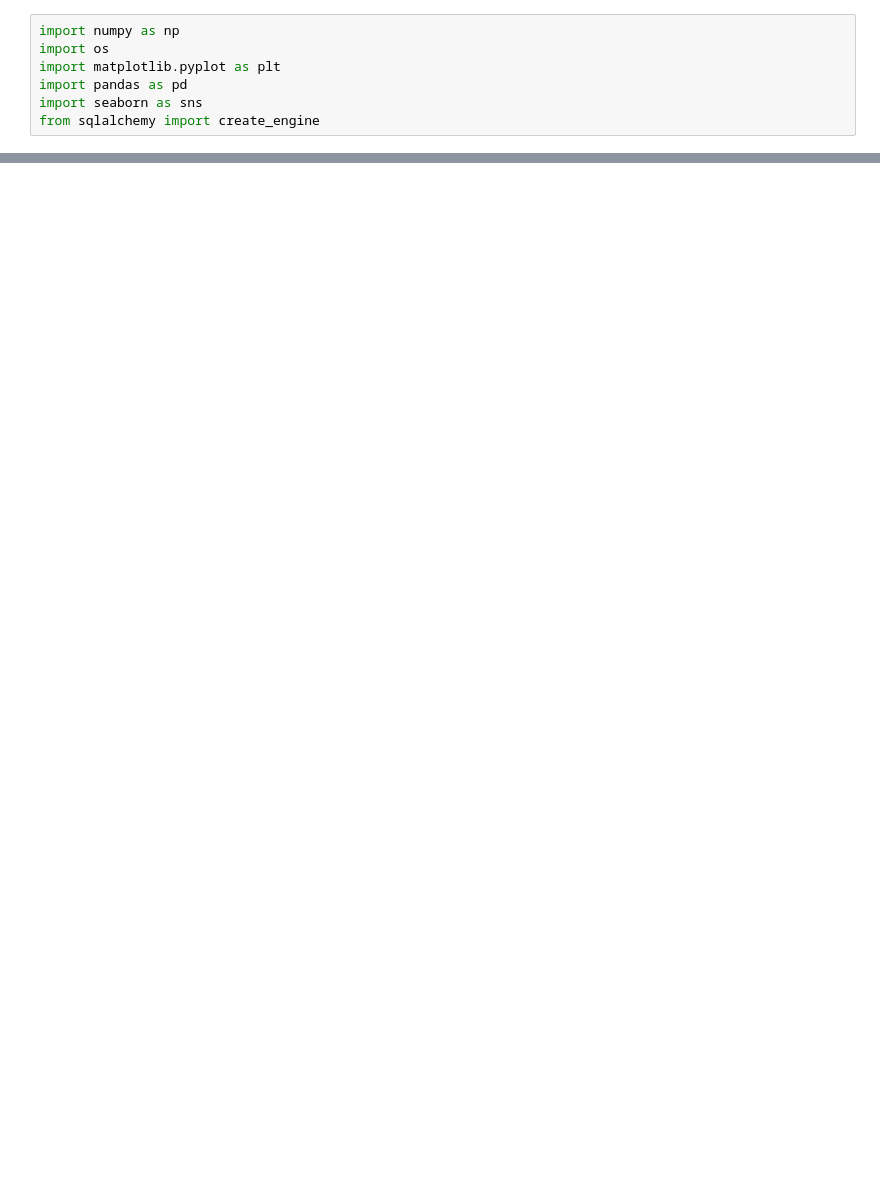
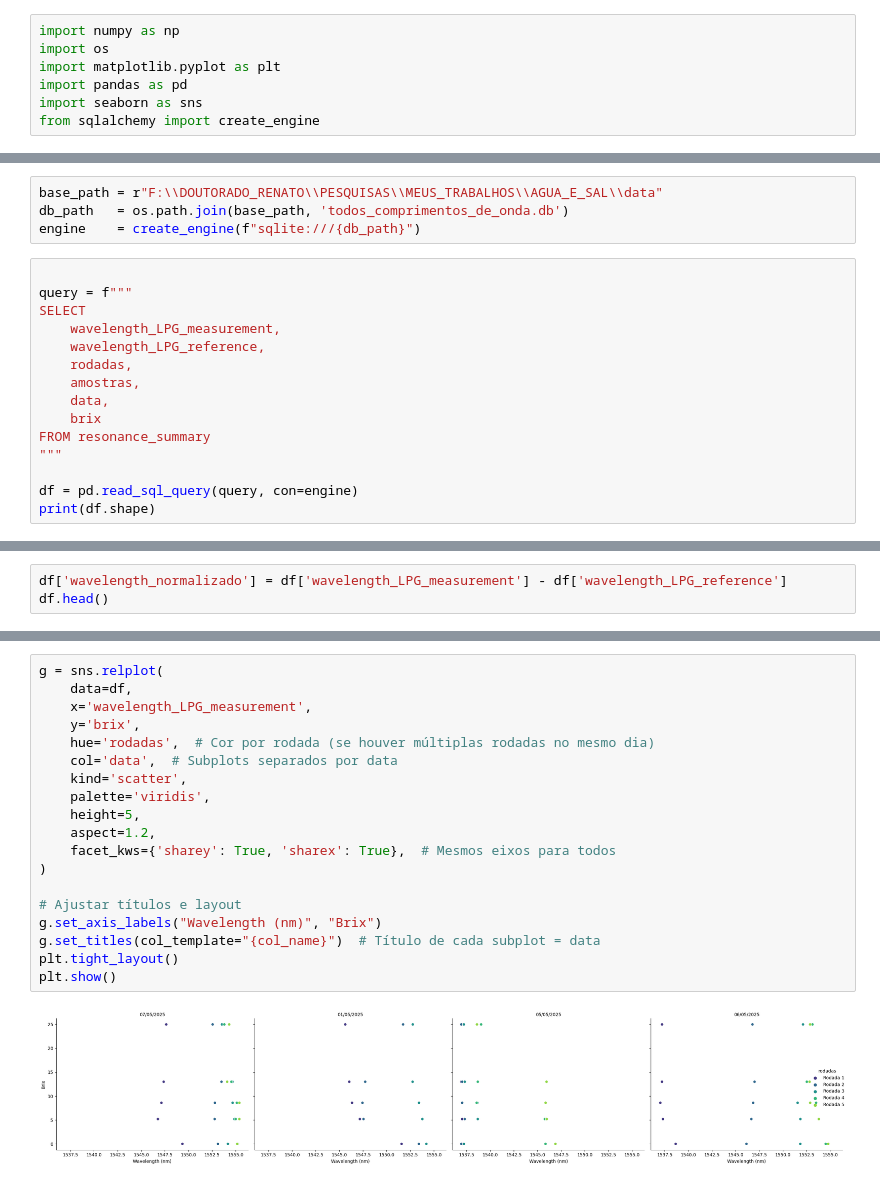
Before and after one commit to RenatoFaraco/Braggmeter-data-processing, a Jupyter notebook: notebooks/analise_dados_brutos.ipynb, the cells around one changed output, grey strips where cells are left out. Drawn from its saved outputs; the diff is of its cells as text; blank space fills up the shorter version.

```diff
--- a/notebooks/analise_dados_brutos.ipynb
+++ b/notebooks/analise_dados_brutos.ipynb
@@ -62,0 +8,19 @@ df_teste.head()
+# %%
+base_path = r"F:\\DOUTORADO_RENATO\\PESQUISAS\\MEUS_TRABALHOS\\AGUA_E_SAL\\data"
+db_path   = os.path.join(base_path, 'todos_comprimentos_de_onda.db')
+engine    = create_engine(f"sqlite:///{db_path}")
+# %%
+
+query = f"""
+SELECT
+    wavelength_LPG_measurement,
+    wavelength_LPG_reference,
+    rodadas,
+    amostras,
+    data,
+    brix
+FROM resonance_summary
+"""
+
+df = pd.read_sql_query(query, con=engine)
+print(df.shape)
@@ -62,0 +29,3 @@ df_teste.head()
+# %%
+df['wavelength_normalizado'] = df['wavelength_LPG_measurement'] - df['wavelength_LPG_reference']
+df.head()
@@ -62,0 +60,21 @@ df_teste.head()
+# %%
+g = sns.relplot(
+    data=df,
+    x='wavelength_LPG_measurement',
+    y='brix',
+    hue='rodadas',  # Cor por rodada (se houver múltiplas rodadas no mesmo dia)
+    col='data',  # Subplots separados por data
+    kind='scatter',
+    palette='viridis',
+    height=5,
+    aspect=1.2,
+    facet_kws={'sharey': True, 'sharex': True},  # Mesmos eixos para todos
+)
+
+# Ajustar títulos e layout
+g.set_axis_labels("Wavelength (nm)", "Brix")
+g.set_titles(col_template="{col_name}")  # Título de cada subplot = data
+plt.tight_layout()
+plt.show()
+# %% [output]
+[figure, added]
```
Also changed, not shown: parts of 19 cells of this notebook.
